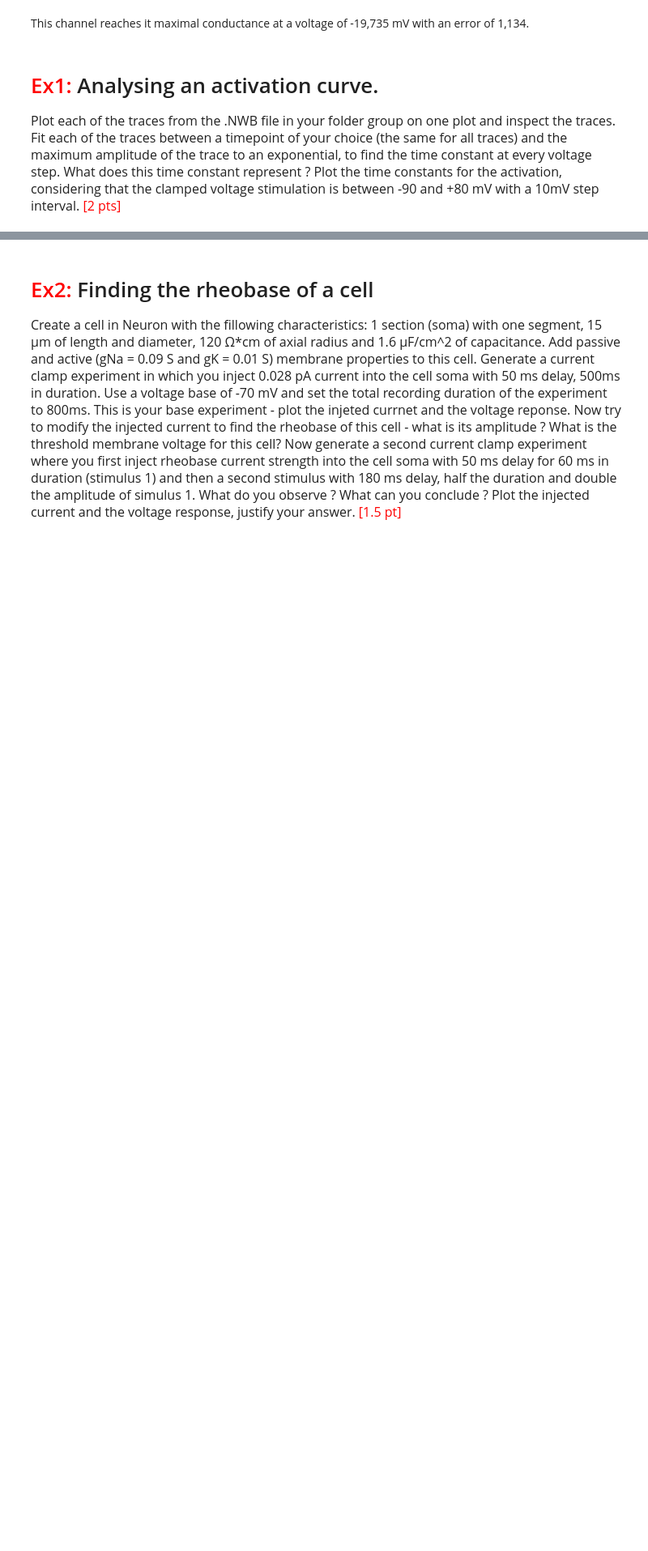
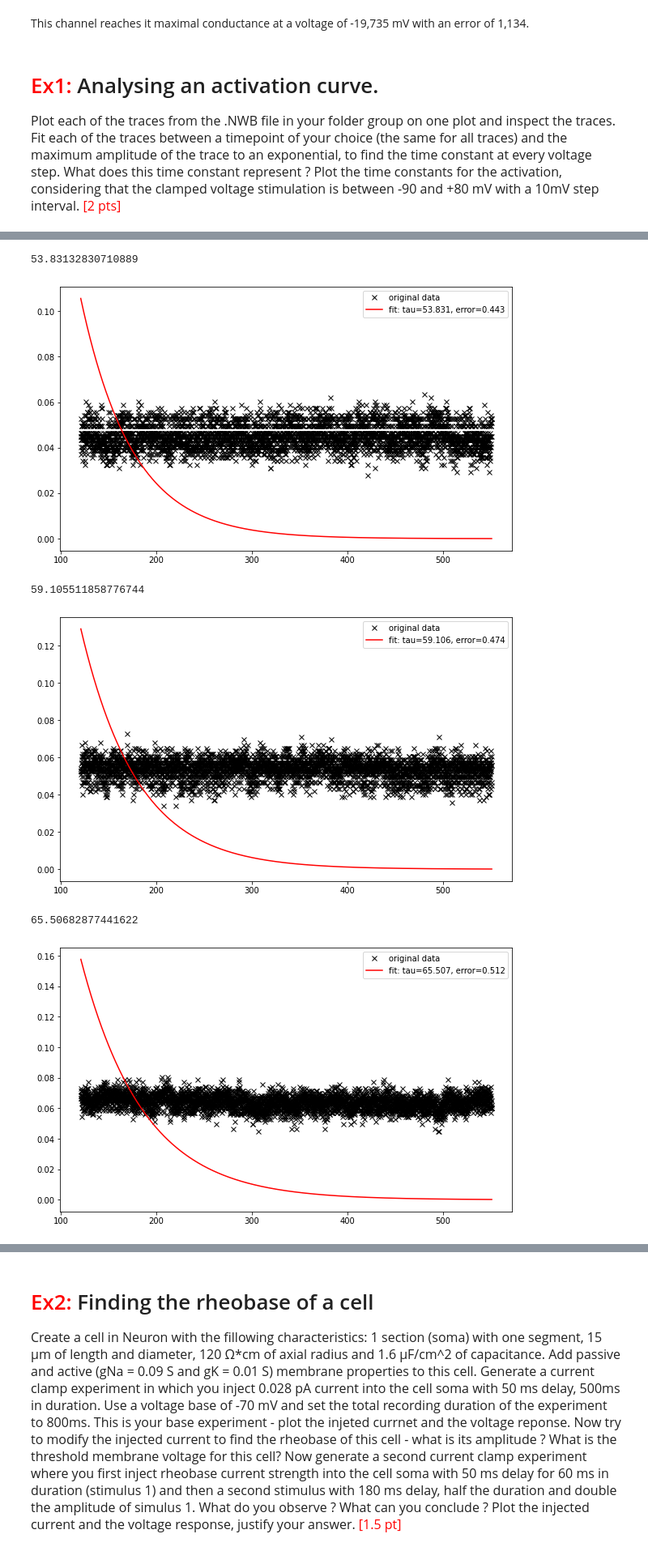
Before and after one commit to AlbrechtAlice/In-Silico-Neuroscience, a Jupyter notebook: Week3_HomeWork.ipynb, the cells around one changed output, grey strips where cells are left out. Shown at 81% size. Cells and saved outputs as stored; diff of their text form; code cells hidden in the pictures; blank space fills up the shorter version.

```diff
--- a/Week3_HomeWork.ipynb
+++ b/Week3_HomeWork.ipynb
@@ -65,0 +158,32 @@ This channel reaches it maximal conductance at a voltage of -19,735 mV with an e
+# %%
+def curveFittingSingleExp(data, time):
+    '''This function computes an exponential fitting for the data in fileName'''
+
+
+    # In this case, we want to compute TAU = popt[0]
+    # and to quantify the fitting quality we want to know perr
+    popt, pcov = curve_fit(func_exp, time, data, [50])
+    perr = np.sqrt(np.diag(pcov))
+    print(popt[0])
+
+    plt.figure(figsize=(10,6))
+    plt.plot(time, data, 'xk', label='original data' )
+    plt.plot(time, func_exp(time, popt[0]), '-r',label='fit: tau=%.3f, error=%.3f' %(popt[0],perr))
+    plt.legend()
+    plt.show()
+# %%
+start = 1200
+end = 5500
+
+data_t = np.transpose(data)
+i = 0
+for trace in data_t:
+    curveFittingSingleExp(trace[start:end], time[start:end,0])
+    i=i+1
+# %% [output]
+53.83132830710889
+[figure, added]
+59.105511858776744
+[figure, added]
+65.50682877441622
+[figure, added]
```
Also changed, not shown: parts of 21 cells of this notebook, 1 other file.
